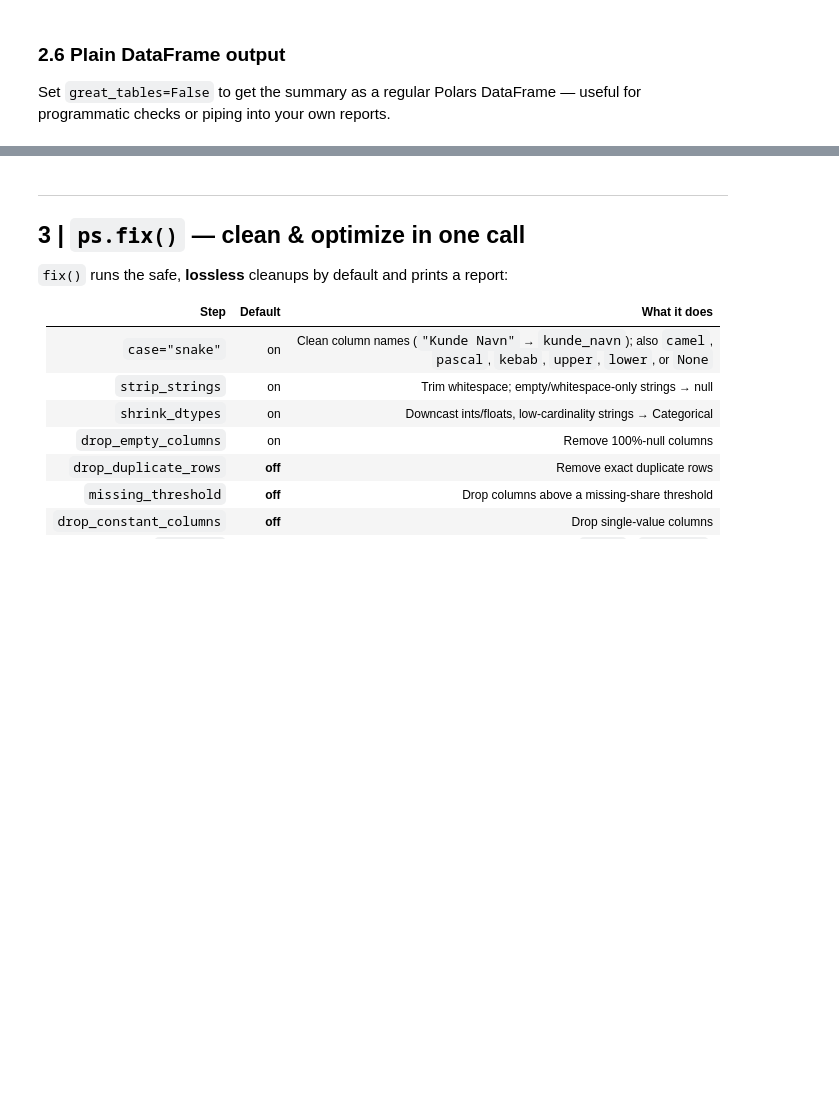
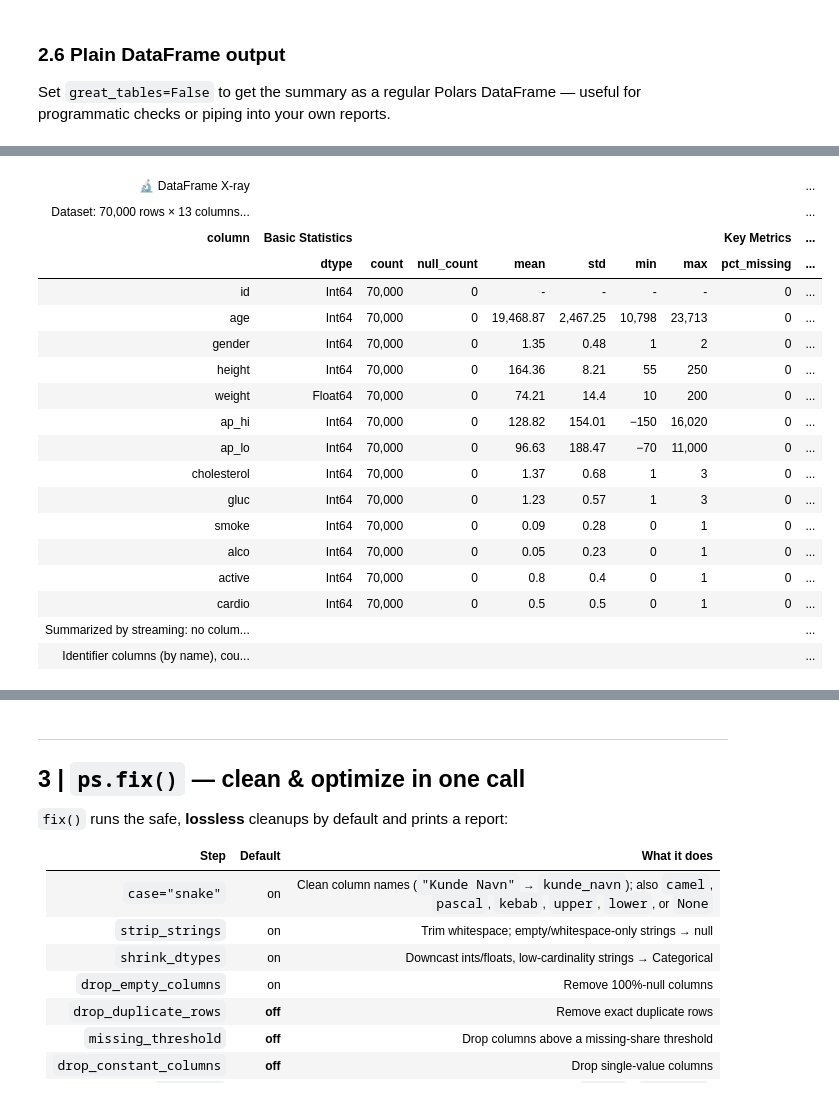
Before and after one commit to pytoned/polarscope, a Jupyter notebook: demo/polarscope_demo.ipynb, the cells around one changed output, grey strips where cells are left out. Drawn from its saved outputs; the diff is of its cells as text; code cells hidden in the pictures; blank space fills up the shorter version.

```diff
--- a/demo/polarscope_demo.ipynb
+++ b/demo/polarscope_demo.ipynb
@@ -208,0 +224,29 @@ shape: (9, 6)
+# %%
+import os
+import tempfile
+
+path = os.path.join(tempfile.mkdtemp(), "cardio.parquet")
+ps.cardio().write_parquet(path)          # stand-in for your own (large) file
+
+lf = pl.scan_parquet(path)               # nothing is read yet
+ps.xray(lf, include='all')
+# %% [output]
+| 🔬 DataFrame X-ray |  |  |  |  |  |  |  |  | ... |
+| Dataset: 70,000 rows × 13 columns... |  |  |  |  |  |  |  |  | ... |
+| column | Basic Statistics |  |  |  |  |  |  | Key Metrics | ... |
+|  | dtype | count | null_count | mean | std | min | max | pct_missing | ... |
+| id | Int64 | 70,000 | 0 | - | - | - | - | 0 | ... |
+| age | Int64 | 70,000 | 0 | 19,468.87 | 2,467.25 | 10,798 | 23,713 | 0 | ... |
+| gender | Int64 | 70,000 | 0 | 1.35 | 0.48 | 1 | 2 | 0 | ... |
+| height | Int64 | 70,000 | 0 | 164.36 | 8.21 | 55 | 250 | 0 | ... |
+| weight | Float64 | 70,000 | 0 | 74.21 | 14.4 | 10 | 200 | 0 | ... |
+| ap_hi | Int64 | 70,000 | 0 | 128.82 | 154.01 | −150 | 16,020 | 0 | ... |
+| ap_lo | Int64 | 70,000 | 0 | 96.63 | 188.47 | −70 | 11,000 | 0 | ... |
+| cholesterol | Int64 | 70,000 | 0 | 1.37 | 0.68 | 1 | 3 | 0 | ... |
+| gluc | Int64 | 70,000 | 0 | 1.23 | 0.57 | 1 | 3 | 0 | ... |
+| smoke | Int64 | 70,000 | 0 | 0.09 | 0.28 | 0 | 1 | 0 | ... |
+| alco | Int64 | 70,000 | 0 | 0.05 | 0.23 | 0 | 1 | 0 | ... |
+| active | Int64 | 70,000 | 0 | 0.8 | 0.4 | 0 | 1 | 0 | ... |
+| cardio | Int64 | 70,000 | 0 | 0.5 | 0.5 | 0 | 1 | 0 | ... |
+| Summarized by streaming: no colum... |  |  |  |  |  |  |  |  | ... |
+| Identifier columns (by name), cou... |  |  |  |  |  |  |  |  | ... |
```
Also changed, not shown: parts of 16 cells of this notebook, 7 other files.
